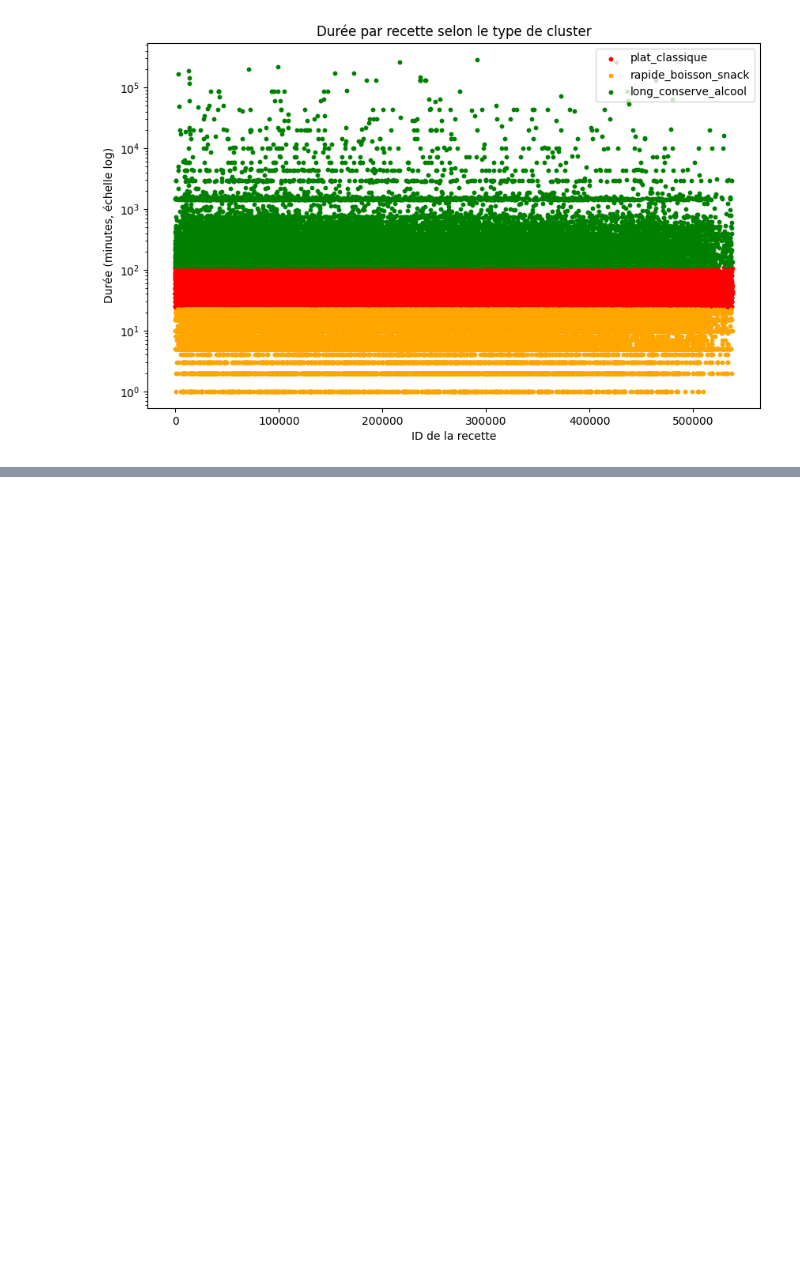
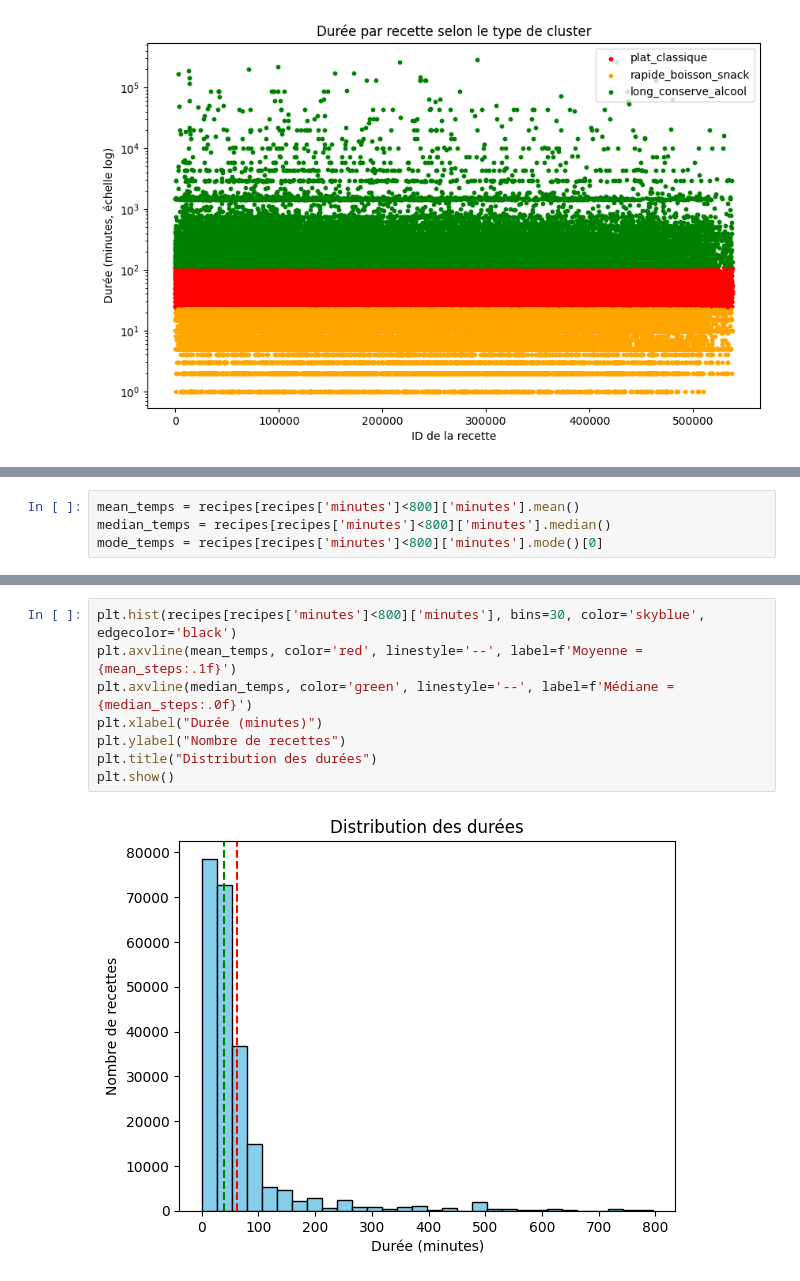
Before and after one commit to Hugosh71/Projet_Mangetamain, a Jupyter notebook: notebooks/EDA_Constance.ipynb, the cells around one changed output, grey strips where cells are left out. Cells and saved outputs as stored; diff of their text form; blank space fills up the shorter version.

```diff
--- a/notebooks/EDA_Constance.ipynb
+++ b/notebooks/EDA_Constance.ipynb
@@ -406,0 +410,4 @@ plt.show()
+# %%
+mean_temps = recipes[recipes['minutes']<800]['minutes'].mean()
+median_temps = recipes[recipes['minutes']<800]['minutes'].median()
+mode_temps = recipes[recipes['minutes']<800]['minutes'].mode()[0]
@@ -406,0 +422,10 @@ plt.show()
+# %%
+plt.hist(recipes[recipes['minutes']<800]['minutes'], bins=30, color='skyblue', edgecolor='black')
+plt.axvline(mean_temps, color='red', linestyle='--', label=f'Moyenne = {mean_steps:.1f}')
+plt.axvline(median_temps, color='green', linestyle='--', label=f'Médiane = {median_steps:.0f}')
+plt.xlabel("Durée (minutes)")
+plt.ylabel("Nombre de recettes")
+plt.title("Distribution des durées")
+plt.show()
+# %% [output]
+[figure, added]
```
Also changed, not shown: parts of 34 cells of this notebook, 5 other files.
